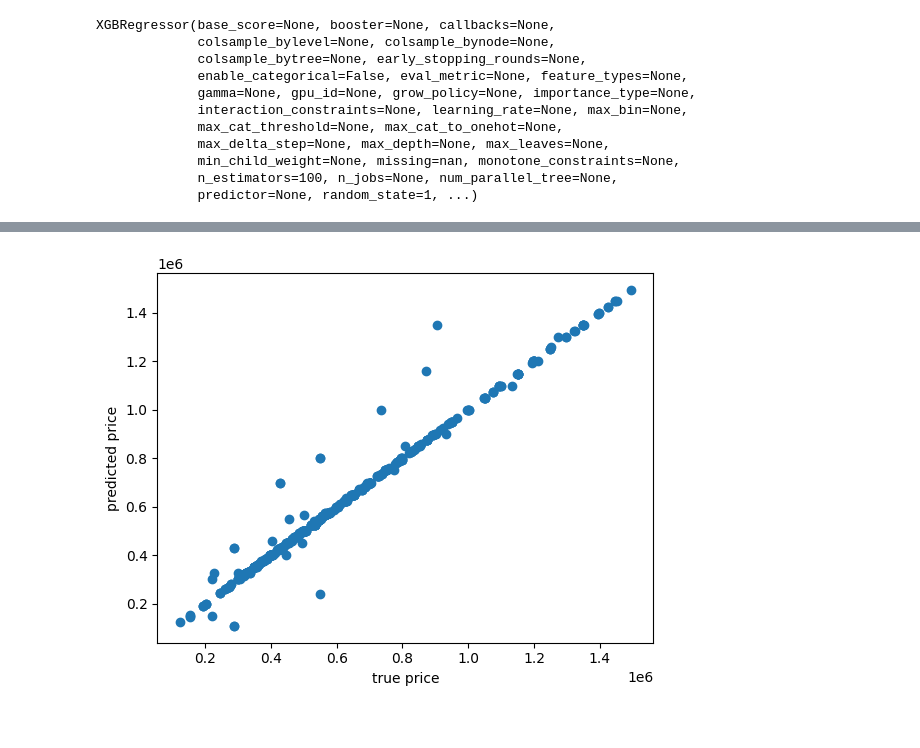
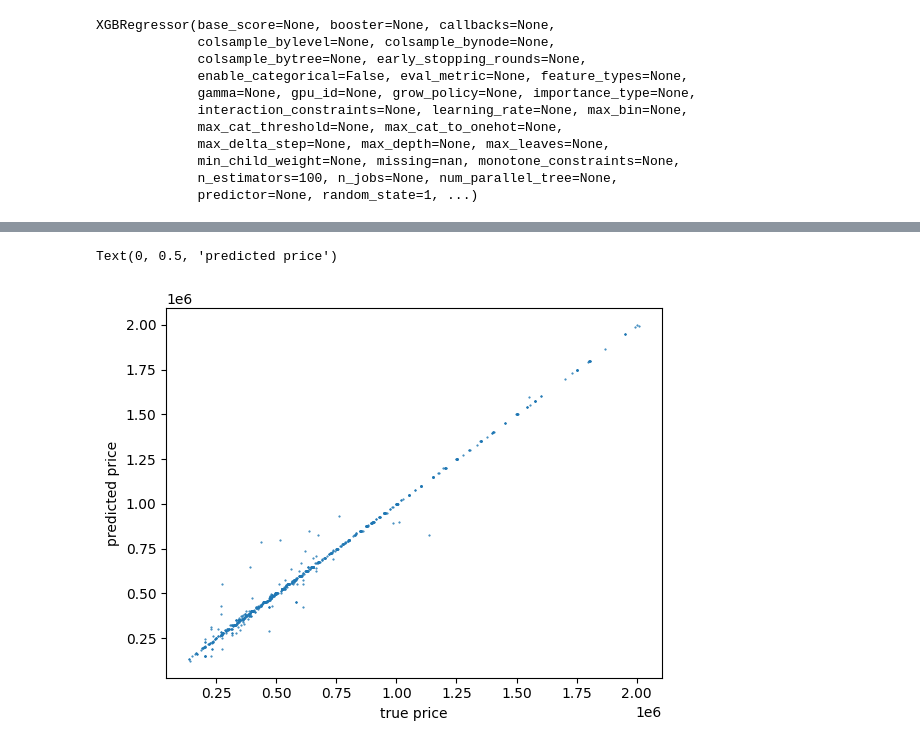
Before and after one commit to willsutcliffe/rightmove-price-prediction, a Jupyter notebook: Last_preprocessing_and_final_analysis.ipynb, the cells around one changed output, grey strips where cells are left out. Saved outputs shown, nothing was run; the diff lists cells and outputs as text; code cells hidden in the pictures.

```diff
--- a/Last_preprocessing_and_final_analysis.ipynb
+++ b/Last_preprocessing_and_final_analysis.ipynb
@@ -301,4 +445,4 @@ Xtrainval, Xtest, ytrainval, ytest = train_test_split(
 # %%
 from sklearn.model_selection import train_test_split
 Xtrain, Xval, ytrain, yval = train_test_split(
-     Xtrainval, ytrainval, test_size=0.1, random_state=40)
+     Xtrainval, ytrainval, test_size=0.05, random_state=40)
@@ -359,20 +563,21 @@ mreg.score(Xtest, ytest)
 # %%
 import tensorflow as tf
 
+reduce_lr = tf.keras.callbacks.ReduceLROnPlateau(monitor='val_loss', factor=0.1,
+                              patience=10, min_lr=0.001)
+
 model = tf.keras.Sequential([
-   # tf.keras.layers.Dense(32, activation='relu', kernel_regularizer='l2'),
-   # tf.keras.layers.Dense(32, activation='relu', kernel_regularizer='l2'),
-  #<  tf.keras.layers.Dense(32, activation='relu', kernel_regularizer='l2'),
-
-    tf.keras.layers.Dense(32, activation='relu'),
-    tf.keras.layers.Dense(32, activation='relu'),
-    tf.keras.layers.Dense(32, activation='relu'),
-    tf.keras.layers.Dense(32, activation='relu'),
+    tf.keras.layers.Dense(128, activation='relu', kernel_regularizer='l2'),
+    tf.keras.layers.Dense(128, activation='relu', kernel_regularizer='l2'),
+    tf.keras.layers.Dense(128, activation='relu', kernel_regularizer='l2'),
+    tf.keras.layers.Dense(128, activation='relu', kernel_regularizer='l2'),
+    tf.keras.layers.Dense(128, activation='relu', kernel_regularizer='l2'),
     tf.keras.layers.Dense(1, activation='linear')
 ])
 
-model.compile( loss = tf.keras.losses.mean_squared_error, #mae stands for mean absolute error
-              optimizer = tf.keras.optimizers.Adam(learning_rate=0.01), #stochastic GD
-              metrics = ['mse'])
-model.fit( Xtrain, ytrain, epochs = 25,validation_data=(Xtest,ytest),)
+model.compile( loss = tf.keras.losses.mean_squared_error,
+              optimizer = tf.keras.optimizers.Adam(learning_rate=0.01),
+              metrics = ['mape'])
+model_hist1 = model.fit( Xtrain, ytrain, epochs = 200,validation_data=(Xval,yval)) #, callbacks=[reduce_lr],
+                      #batch_size=128)
 # %% [output]
@@ -437,0 +622,6 @@ Successfully installed xgboost-1.7.3
+# %%
+model.compile( loss = tf.keras.losses.mean_squared_error,
+              optimizer = tf.keras.optimizers.Adam(learning_rate=0.001),
+              metrics = ['mape'])
+model_hist2 = model.fit( Xtrain, ytrain, epochs = 20,validation_data=(Xval,yval))
+                       #,batch_size=128)
@@ -437,0 +646,6 @@ Successfully installed xgboost-1.7.3
+# %%
+model.compile( loss = tf.keras.losses.mean_squared_error,
+              optimizer = tf.keras.optimizers.Adam(learning_rate=0.0001),
+              metrics = ['mape'])
+model_hist3 = model.fit( Xtrain, ytrain, epochs = 20,validation_data=(Xval,yval))
+                       #,batch_size=128)
@@ -572,6 +943,6 @@ Text(0, 0.5, 'predicted price')
 # %%
 import matplotlib.pyplot as plt
-plt.scatter(best_reg_xgb.predict(Xval),yval)
+plt.scatter(model.predict(Xtest).flatten(),ytest)
 plt.xlabel('true price')
 plt.ylabel('predicted price')
 # %% [output]
@@ -579 +950,2 @@ Text(0, 0.5, 'predicted price')
+Text(0, 0.5, 'predicted price')
-[figure, old version]
+[figure, new version]
```
Also changed, not shown: parts of 119 cells of this notebook, 4 other files.
